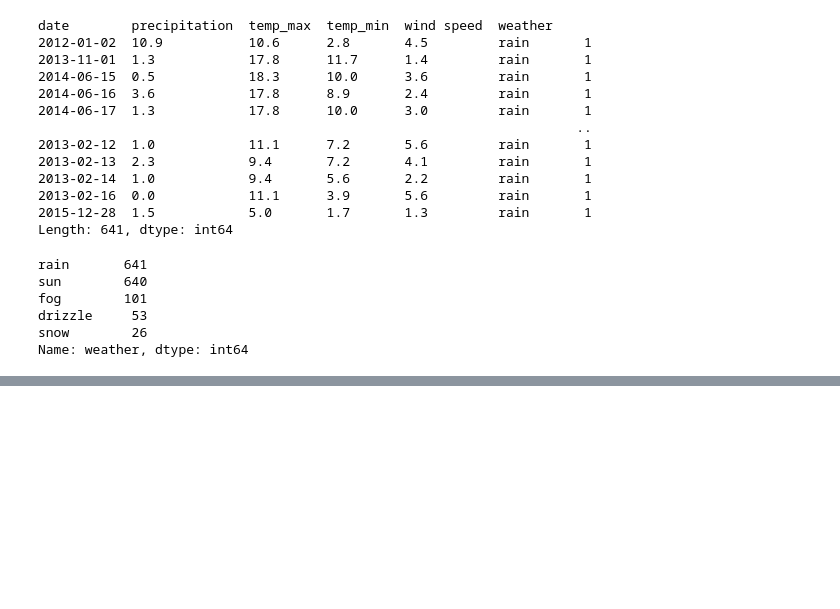
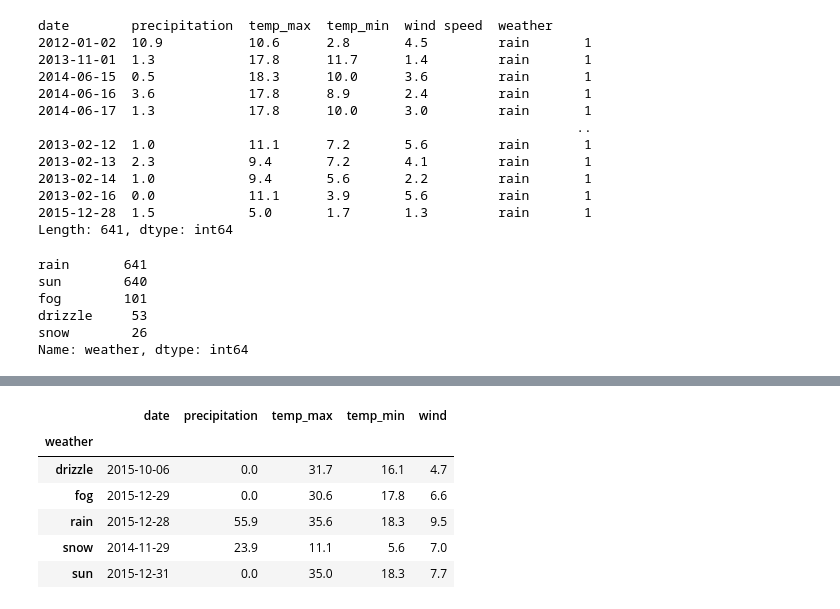
Before and after one commit to shashankgmadival/DATA-ANALYSIS, a Jupyter notebook: weather-prediction.ipynb, the cells around one changed output, grey strips where cells are left out. Cells and saved outputs as stored; diff of their text form; code cells hidden in the pictures; blank space fills up the shorter version.

```diff
--- a/weather-prediction.ipynb
+++ b/weather-prediction.ipynb
@@ -391,0 +447,10 @@ Name: weather, dtype: int64
+# %%
+data.groupby('weather').max() # to get maximum values
+# %% [output]
+|  | date | precipitation | temp_max | temp_min | wind |
+| weather |  |  |  |  |  |
+| drizzle | 2015-10-06 | 0.0 | 31.7 | 16.1 | 4.7 |
+| fog | 2015-12-29 | 0.0 | 30.6 | 17.8 | 6.6 |
+| rain | 2015-12-28 | 55.9 | 35.6 | 18.3 | 9.5 |
+| snow | 2014-11-29 | 23.9 | 11.1 | 5.6 | 7.0 |
+| sun | 2015-12-31 | 0.0 | 35.0 | 18.3 | 7.7 |
```
Also changed, not shown: parts of 10 cells of this notebook.
